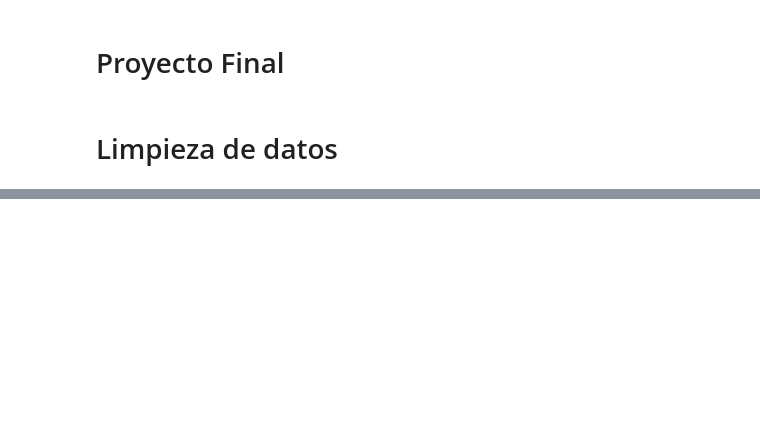
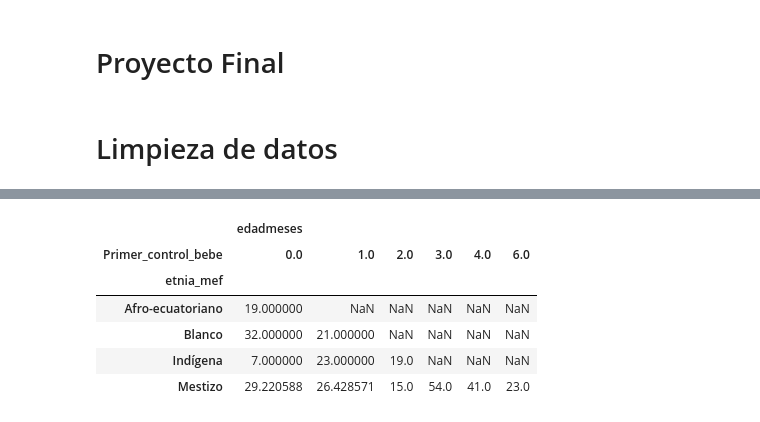
Before and after one commit to JhoanaAucancela/Analisis, a Jupyter notebook: Proyecto.ipynb, the cells around one changed output, grey strips where cells are left out. Drawn from its saved outputs; the diff is of its cells as text; code cells hidden in the pictures; blank space fills up the shorter version.

```diff
--- a/Proyecto.ipynb
+++ b/Proyecto.ipynb
@@ -200,0 +283,2 @@ df
+# %%
+df_primer_control = df.pivot_table(index=['etnia_mef'],columns=['Primer_control_bebe'],values= ['edadmeses'])
@@ -200,0 +300,10 @@ df
+# %%
+df_primer_control
+# %% [output]
+|  | edadmeses |  |  |  |  |  |
+| Primer_control_bebe | 0.0 | 1.0 | 2.0 | 3.0 | 4.0 | 6.0 |
+| etnia_mef |  |  |  |  |  |  |
+| Afro-ecuatoriano | 19.000000 | NaN | NaN | NaN | NaN | NaN |
+| Blanco | 32.000000 | 21.000000 | NaN | NaN | NaN | NaN |
+| Indígena | 7.000000 | 23.000000 | 19.0 | NaN | NaN | NaN |
+| Mestizo | 29.220588 | 26.428571 | 15.0 | 54.0 | 41.0 | 23.0 |
```
Also changed, not shown: parts of 81 cells of this notebook, 2 other files.
